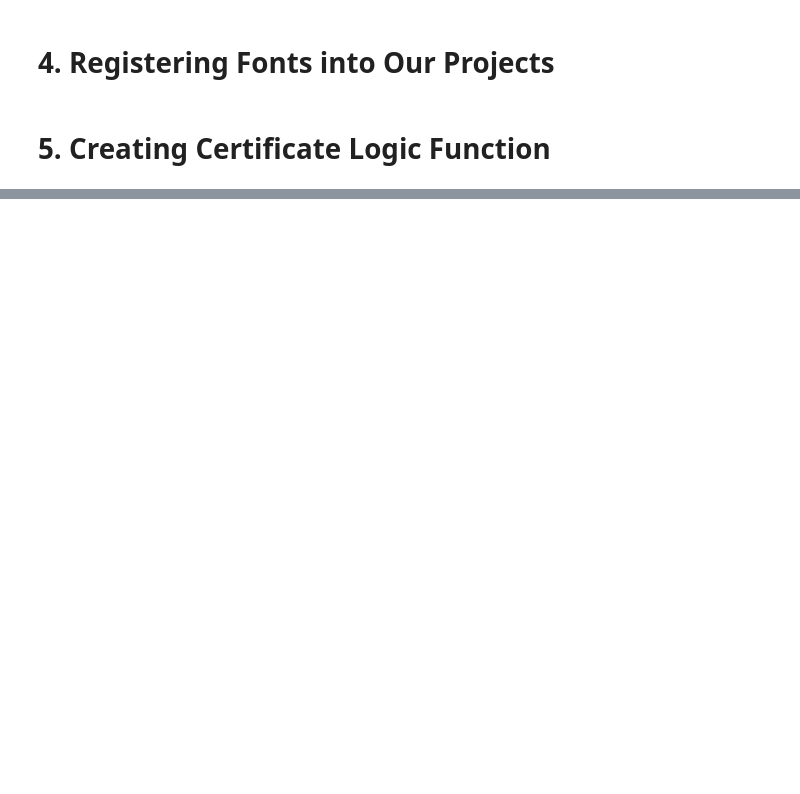
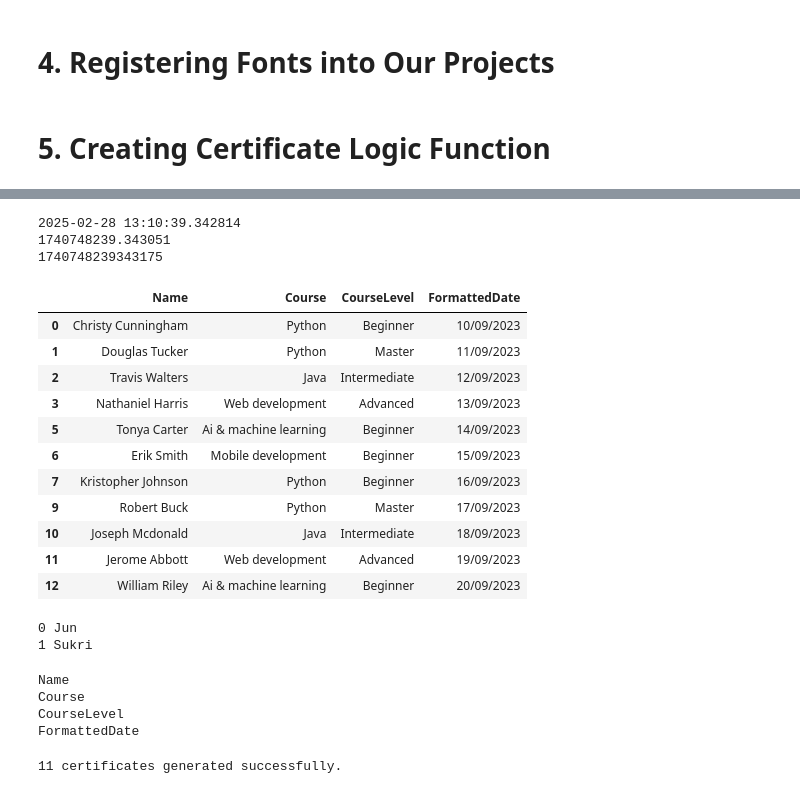
Before and after one commit to SukriGin2/Auto-Cert-Generator, a Jupyter notebook: Cert_Gen.ipynb, the cells around one changed output, grey strips where cells are left out. Saved outputs shown, nothing was run; the diff lists cells and outputs as text; code cells hidden in the pictures; blank space fills up the shorter version.

```diff
--- a/Cert_Gen.ipynb
+++ b/Cert_Gen.ipynb
@@ -228,0 +302,11 @@ FileNotFoundError: [Errno 2] No such file or directory: '/content/drive/MyDrive/
+# %%
+#For Cert ID - it has to be unique
+# How can we create cert ID generator - using Unix Timestamp
+
+print(pd.Timestamp.now())
+print(pd.Timestamp.now().timestamp())
+print(str(pd.Timestamp.now().timestamp()).replace(".",""))
+# %% [output]
+2025-02-28 13:10:39.342814
+1740748239.343051
+1740748239343175
@@ -228,0 +315,15 @@ FileNotFoundError: [Errno 2] No such file or directory: '/content/drive/MyDrive/
+# %%
+df
+# %% [output]
+|  | Name | Course | CourseLevel | FormattedDate |
+| 0 | Christy Cunningham | Python | Beginner | 10/09/2023 |
+| 1 | Douglas Tucker | Python | Master | 11/09/2023 |
+| 2 | Travis Walters | Java | Intermediate | 12/09/2023 |
+| 3 | Nathaniel Harris | Web development | Advanced | 13/09/2023 |
+| 5 | Tonya Carter | Ai & machine learning | Beginner | 14/09/2023 |
+| 6 | Erik Smith | Mobile development | Beginner | 15/09/2023 |
+| 7 | Kristopher Johnson | Python | Beginner | 16/09/2023 |
+| 9 | Robert Buck | Python | Master | 17/09/2023 |
+| 10 | Joseph Mcdonald | Java | Intermediate | 18/09/2023 |
+| 11 | Jerome Abbott | Web development | Advanced | 19/09/2023 |
+| 12 | William Riley | Ai & machine learning | Beginner | 20/09/2023 |
@@ -228,0 +373,19 @@ FileNotFoundError: [Errno 2] No such file or directory: '/content/drive/MyDrive/
+# %%
+#Use for For loop >> loop 11 times thru the df >> use function 11 times with 4 different input
+# enumerate >> keeps track of the items inside of the list
+
+for index, x in enumerate (["Jun","Sukri"]):
+  print(str(index)+ " " + x)
+# %% [output]
+0 Jun
+1 Sukri
+# %%
+# We have to loop through df
+
+for x in df:
+  print(x)
+# %% [output]
+Name
+Course
+CourseLevel
+FormattedDate
@@ -228,0 +396,7 @@ FileNotFoundError: [Errno 2] No such file or directory: '/content/drive/MyDrive/
+# %%
+for index, x in df.iterrows():
+  certificate_generator(x["Name"],x["Course"],x["CourseLevel"],x["FormattedDate"])
+
+print(str(len(df)) + " certificates generated successfully.")
+# %% [output]
+11 certificates generated successfully.
```
Also changed, not shown: parts of 10 cells of this notebook.
